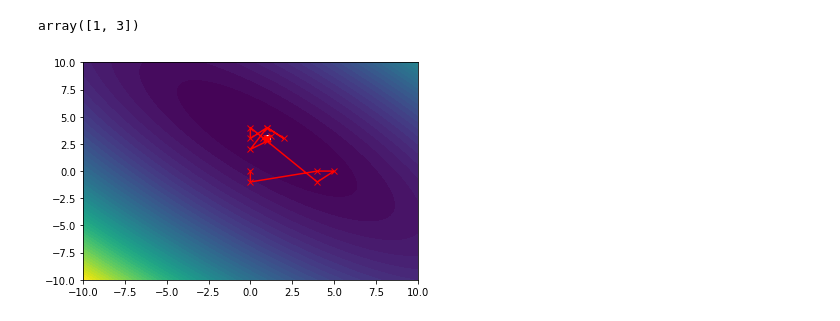
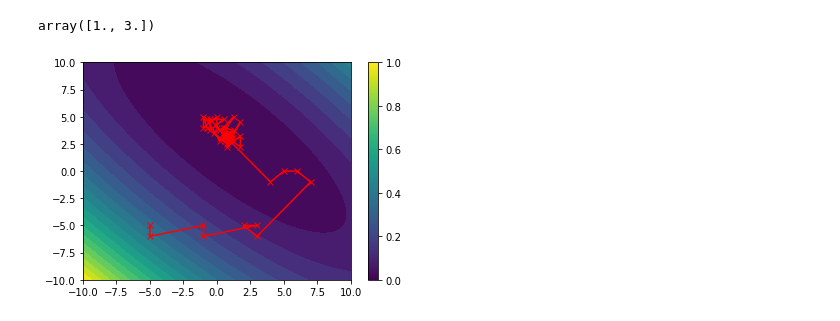
Before and after one commit to mdnam2410/hcmus-ml-optimization-project, a Jupyter notebook: MADS/Mesh Adaptive Direct Search.ipynb, the cells around one changed output. Cells and saved outputs as stored; diff of their text form; code cells hidden in the pictures.

```diff
--- a/MADS/Mesh Adaptive Direct Search.ipynb
+++ b/MADS/Mesh Adaptive Direct Search.ipynb
@@ -60,31 +72,36 @@ class mesh_adaptive_direct_search:
 def Booth(X):
     x, y = X
     return (x+2*y-7)**2 + (2*x+y-5)**2
+
 f = Booth
-X = np.array([0, 0])
-# X = np.array([-5, -5])
+X = np.array([-5, -5])
 startingX = X
+
 global_minima = np.array([1, 3])
 # %%
 mads = mesh_adaptive_direct_search(f=f, X=X, epsilon = 0.01)
 
 mads.optimize()
 # %% [output]
-array([1, 3])
+array([1., 3.])
 # %%
-Xs = np.linspace(-10, 10, 100)
-Ys = np.linspace(-10, 10, 100)
+Xs = np.linspace(-10, 10, 1000)
+Ys = np.linspace(-10, 10, 1000)
 X, Y = np.meshgrid(Xs, Ys)
+
 Z = Booth((X, Y))
-plt.contourf(X, Y, Z, levels=np.linspace(Z.min(), Z.max(), 50))
+
+# Plot countour
+plt.contourf(X, Y, Z, levels=np.linspace(Z.min(), Z.max(), 20))
 plt.scatter(global_minima[0], global_minima[1], c='w')
+plt.colorbar()
 
-
+# Plot steps taken
 steps = np.array(mads.steps)
 plt.plot(steps[:,0], steps[:,1], marker='x', c='red')
 plt.show()
 # %% [output]
-[figure, old version]
+[figure, new version]
 # %%
 # Create GIF
 steps = np.array(mads.steps)
```
Also changed, not shown: parts of 4 cells of this notebook.
